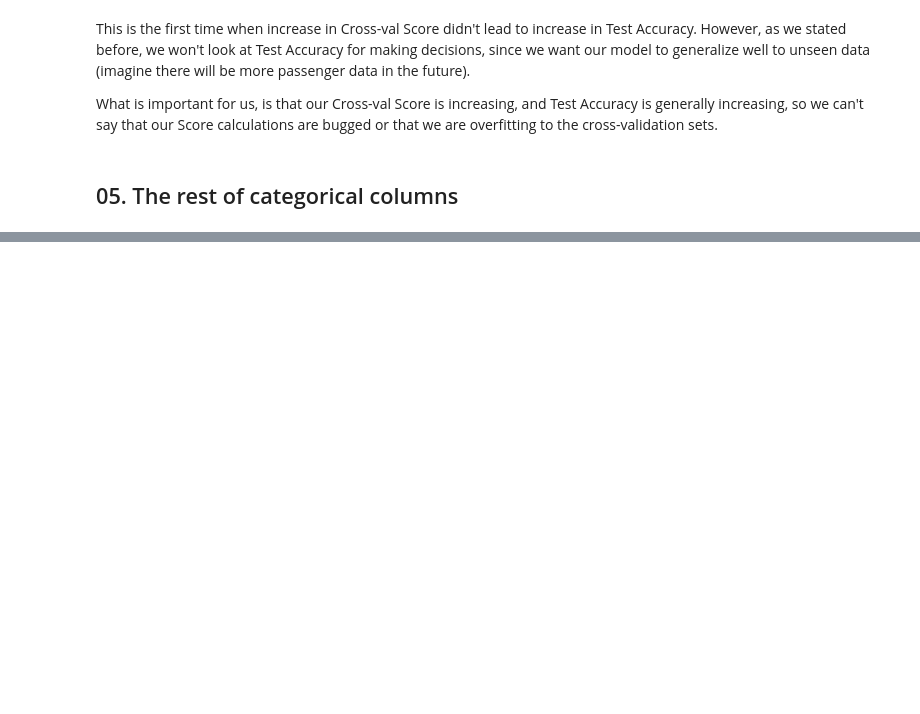
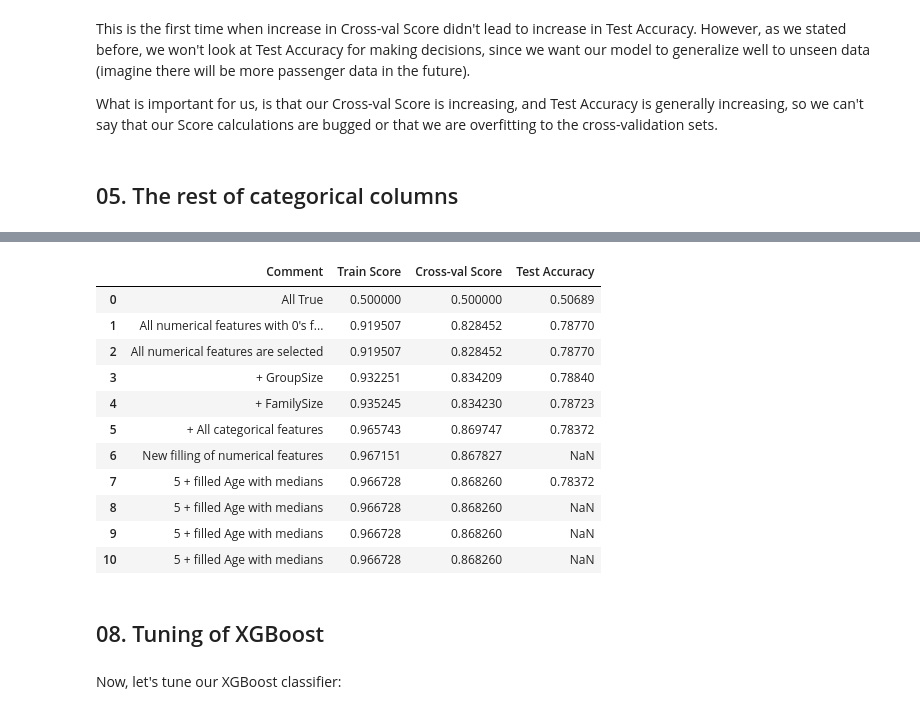
Before and after one commit to NickVasenkov/Spaceship, a Jupyter notebook: Spaceship.ipynb, the cells around one changed output, grey strips where cells are left out. Saved outputs shown, nothing was run; the diff lists cells and outputs as text; code cells hidden in the pictures; blank space fills up the shorter version.

Commit message:
filled Age

```diff
--- a/Spaceship.ipynb
+++ b/Spaceship.ipynb
@@ -585,0 +1289,4 @@ What is important for us, is that our Cross-val Score is increasing, and Test Ac
+# %%
+# Fill missing values with zeros
+train = train.fillna(0)
+test = test.fillna(0)
@@ -585,0 +1348,18 @@ What is important for us, is that our Cross-val Score is increasing, and Test Ac
+# %%
+# Collect unprocessed "Age" to train and test and fill with medians
+train['Age'] = train_unprocessed['Age']
+train.loc[train['Age'].isna(), 'Age'] = train['Age'].median()
+test['Age'] = test_unprocessed['Age']
+test.loc[test['Age'].isna(), 'Age'] = train['Age'].median()
+
+# For each category of spendings
+for column in ['RoomService', 'FoodCourt', 'ShoppingMall', 'Spa', 'VRDeck']:
+    # Collect unprocessed columns to train and test
+    train[column] = train_unprocessed[column]
+    test[column] = test_unprocessed[column]
+
+# Fill the rest of missing values with zeros
+train = train.fillna(0)
+test = test.fillna(0)
+
+train.info()
@@ -585,0 +1384,34 @@ What is important for us, is that our Cross-val Score is increasing, and Test Ac
+# %%
+
+train_selected = train[selected_columns]
+train_selected = pd.concat([train_selected, train_unprocessed['Transported']], axis=1)
+test_selected =  test[selected_columns]
+
+train_selected.to_csv('new_datasets/train_07.csv')
+test_selected.to_csv('new_datasets/test_07.csv')
+
+train_score, cross_score, cross_scores_std, submission = get_score(global_variables,
+                                    train_selected, test_selected,
+                                    model, scores_df,
+                                    comment="5 + filled Age with medians")
+submission.to_csv('submissions/submission_06.csv', index=False)
+scores_df.loc[7, 'Test Accuracy'] =  0.78372
+scores_df.to_csv('scores_df.csv')
+scores_df
+# %% [output]
+|  | Comment | Train Score | Cross-val Score | Test Accuracy |
+| 0 | All True | 0.500000 | 0.500000 | 0.50689 |
+| 1 | All numerical features with 0's f... | 0.919507 | 0.828452 | 0.78770 |
+| 2 | All numerical features are selected | 0.919507 | 0.828452 | 0.78770 |
+| 3 | + GroupSize | 0.932251 | 0.834209 | 0.78840 |
+| 4 | + FamilySize | 0.935245 | 0.834230 | 0.78723 |
+| 5 | + All categorical features | 0.965743 | 0.869747 | 0.78372 |
+| 6 | New filling of numerical features | 0.967151 | 0.867827 | NaN |
+| 7 | 5 + filled Age with medians | 0.966728 | 0.868260 | 0.78372 |
+| 8 | 5 + filled Age with medians | 0.966728 | 0.868260 | NaN |
+| 9 | 5 + filled Age with medians | 0.966728 | 0.868260 | NaN |
+| 10 | 5 + filled Age with medians | 0.966728 | 0.868260 | NaN |
+# %% [markdown]
+## 08. Tuning of XGBoost
+# %% [markdown]
+Now, let's tune our XGBoost classifier:
```
Also changed, not shown: parts of 52 cells of this notebook, 19 other files.
